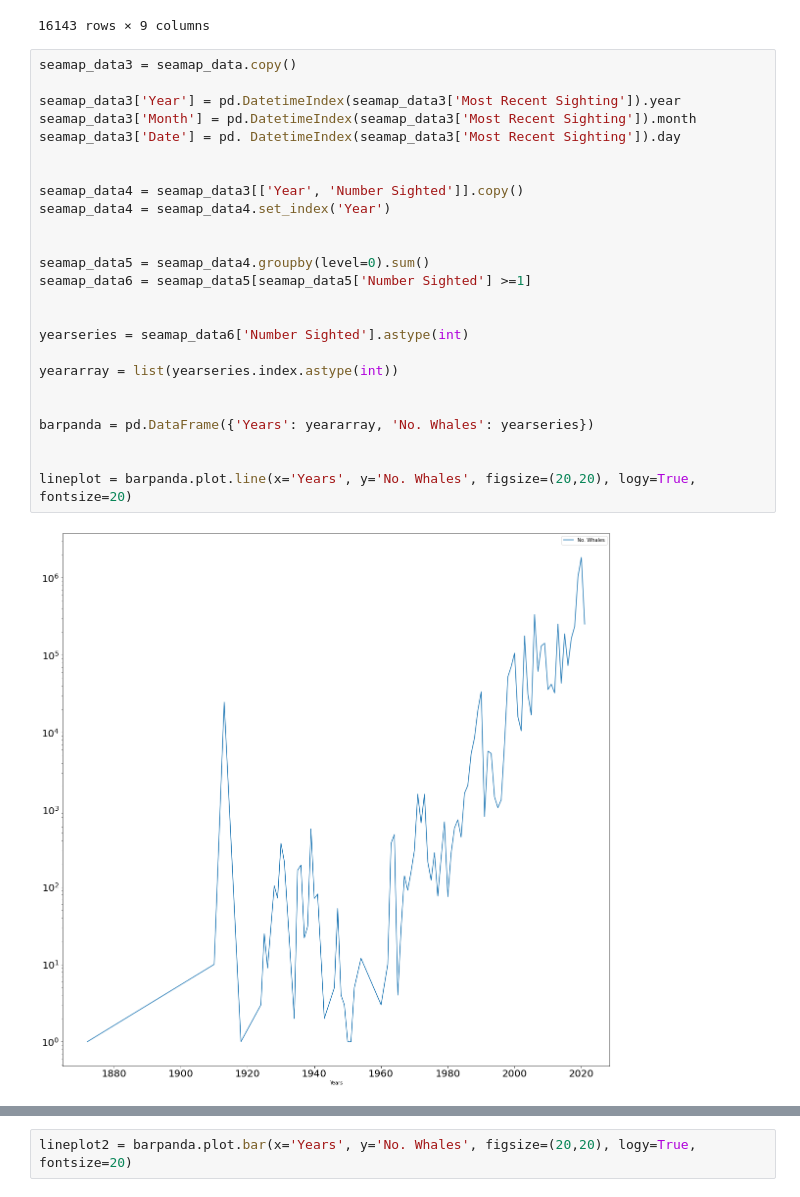
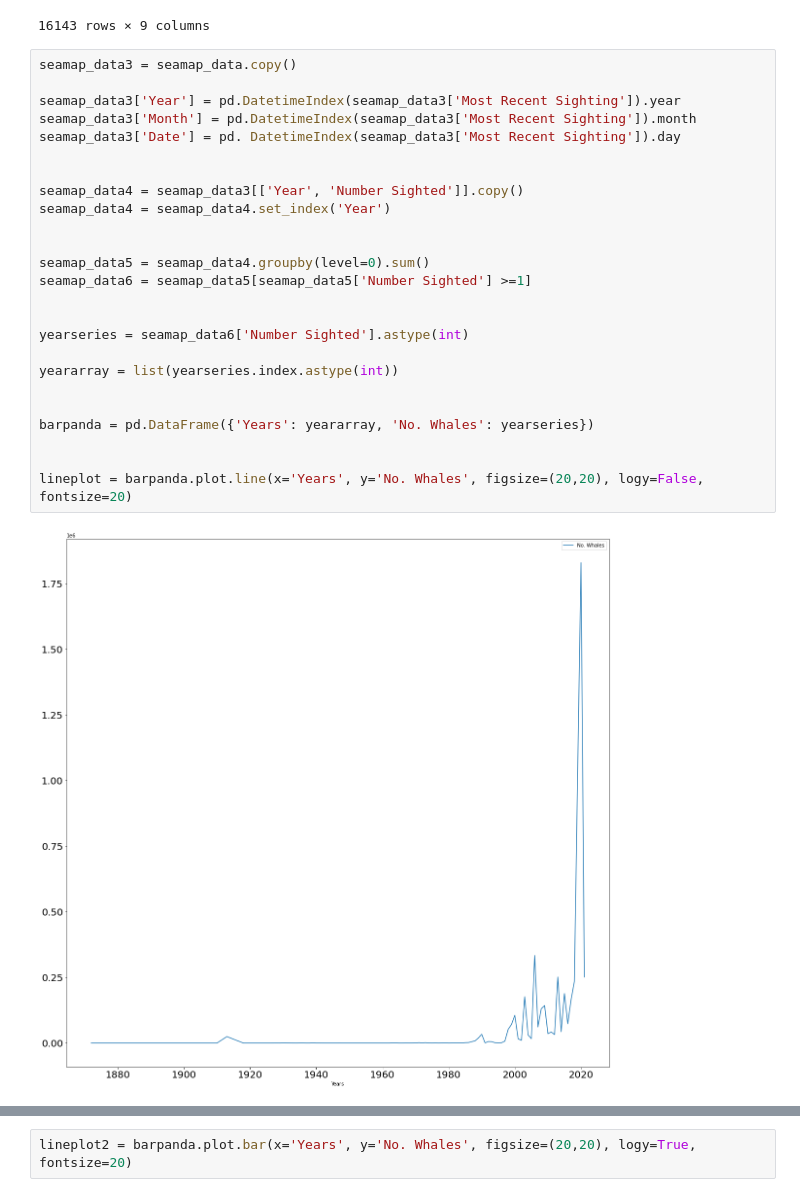
Before and after one commit to lyli888/orca, a Jupyter notebook: LyLi_PlotsOn_Seamap_Data.ipynb, the cells around one changed output, grey strips where cells are left out. Cells and saved outputs as stored; diff of their text form.

```diff
--- a/LyLi_PlotsOn_Seamap_Data.ipynb
+++ b/LyLi_PlotsOn_Seamap_Data.ipynb
@@ -54,27 +54,27 @@ seamap_data
 # %%
 seamap_data3 = seamap_data.copy()
 
 seamap_data3['Year'] = pd.DatetimeIndex(seamap_data3['Most Recent Sighting']).year
 seamap_data3['Month'] = pd.DatetimeIndex(seamap_data3['Most Recent Sighting']).month
 seamap_data3['Date'] = pd. DatetimeIndex(seamap_data3['Most Recent Sighting']).day
 
 
 seamap_data4 = seamap_data3[['Year', 'Number Sighted']].copy()
 seamap_data4 = seamap_data4.set_index('Year')
 
 
 seamap_data5 = seamap_data4.groupby(level=0).sum()
 seamap_data6 = seamap_data5[seamap_data5['Number Sighted'] >=1]
 
 
 yearseries = seamap_data6['Number Sighted'].astype(int)
 
 yeararray = list(yearseries.index.astype(int))
 
 
 barpanda = pd.DataFrame({'Years': yeararray, 'No. Whales': yearseries})
 
 
-lineplot = barpanda.plot.line(x='Years', y='No. Whales', figsize=(20,20), logy=True, fontsize=20)
+lineplot = barpanda.plot.line(x='Years', y='No. Whales', figsize=(20,20), logy=False, fontsize=20)
 # %% [output]
-[figure, old version]
+[figure, new version]
```
Also changed, not shown: parts of 1 cell of this notebook.
